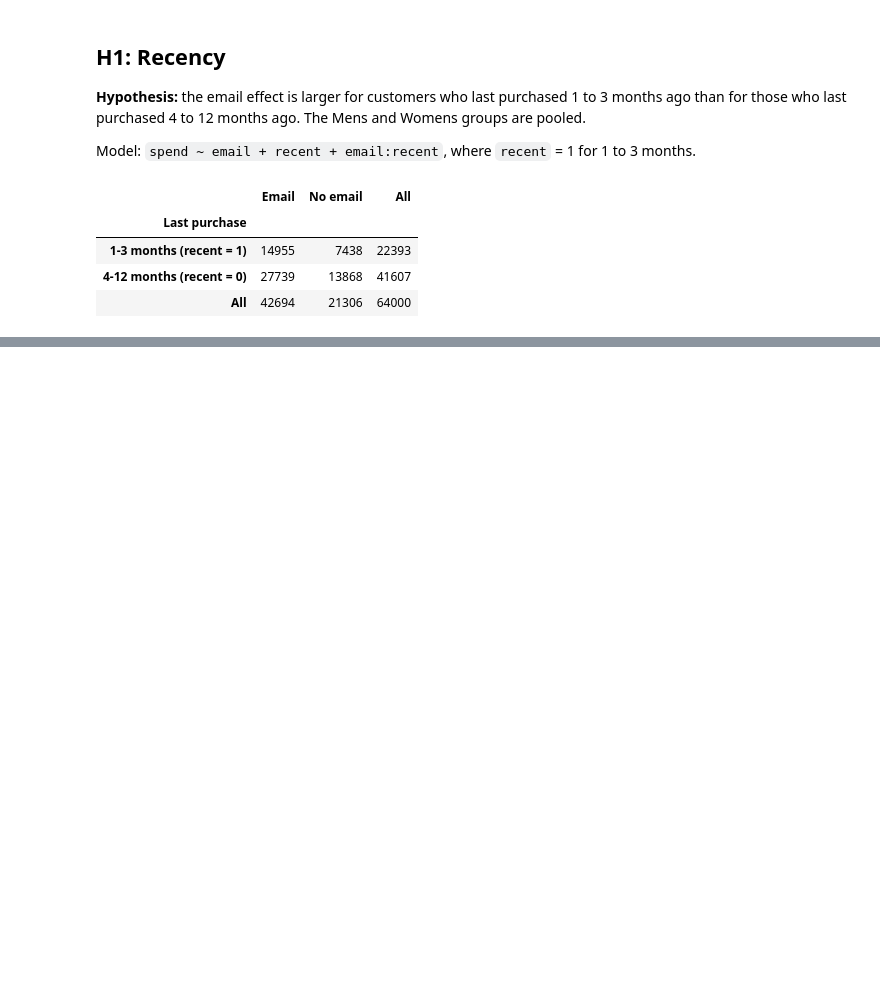
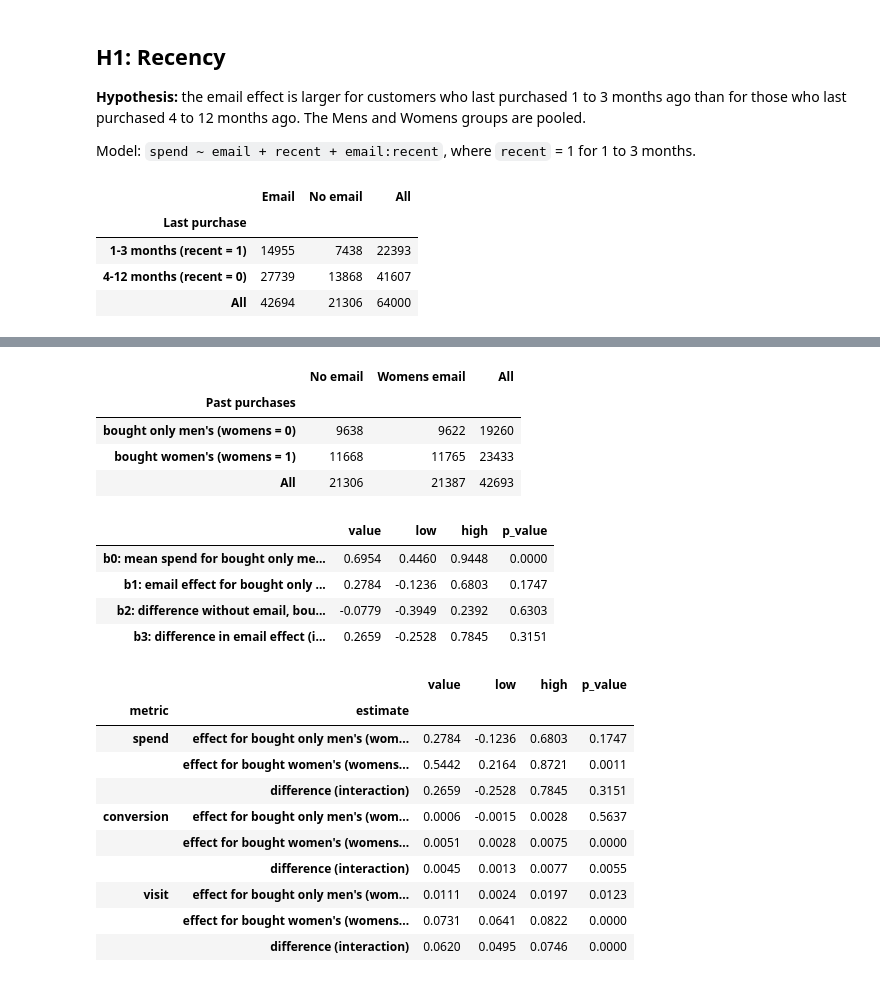
Before and after one commit to flora29058486/email-campaign-targeting, a Jupyter notebook: notebooks/02_01_segment_effects.ipynb, the cells around one changed output, grey strips where cells are left out. Saved outputs shown, nothing was run; the diff lists cells and outputs as text; code cells hidden in the pictures; blank space fills up the shorter version.

```diff
--- a/notebooks/02_01_segment_effects.ipynb
+++ b/notebooks/02_01_segment_effects.ipynb
@@ -71,0 +126,34 @@ h1.round(4)
+# %%
+womens_data = df[df["segment"] != "Mens E-Mail"].assign(womens_email=lambda frame: (frame["segment"] == "Womens E-Mail").astype(int))
+H2A_LABELS = {0: "bought only men's (womens = 0)", 1: "bought women's (womens = 1)"}
+
+counts = pd.crosstab(womens_data["womens"].map(H2A_LABELS), womens_data["womens_email"].map({0: "No email", 1: "Womens email"}), margins=True)
+counts.index.name, counts.columns.name = "Past purchases", None
+display(counts)
+
+display(raw_coefficients(womens_data, "womens_email", "womens", H2A_LABELS).round(4))
+
+h2a = interaction_test(womens_data, "womens_email", "womens", H2A_LABELS)
+h2a.round(4)
+# %% [output]
+|  | No email | Womens email | All |
+| Past purchases |  |  |  |
+| bought only men's (womens = 0) | 9638 | 9622 | 19260 |
+| bought women's (womens = 1) | 11668 | 11765 | 23433 |
+| All | 21306 | 21387 | 42693 |
+|  | value | low | high | p_value |
+| b0: mean spend for bought only me... | 0.6954 | 0.4460 | 0.9448 | 0.0000 |
+| b1: email effect for bought only ... | 0.2784 | -0.1236 | 0.6803 | 0.1747 |
+| b2: difference without email, bou... | -0.0779 | -0.3949 | 0.2392 | 0.6303 |
+| b3: difference in email effect (i... | 0.2659 | -0.2528 | 0.7845 | 0.3151 |
+|  |  | value | low | high | p_value |
+| metric | estimate |  |  |  |  |
+| spend | effect for bought only men's (wom... | 0.2784 | -0.1236 | 0.6803 | 0.1747 |
+|  | effect for bought women's (womens... | 0.5442 | 0.2164 | 0.8721 | 0.0011 |
+|  | difference (interaction) | 0.2659 | -0.2528 | 0.7845 | 0.3151 |
+| conversion | effect for bought only men's (wom... | 0.0006 | -0.0015 | 0.0028 | 0.5637 |
+|  | effect for bought women's (womens... | 0.0051 | 0.0028 | 0.0075 | 0.0000 |
+|  | difference (interaction) | 0.0045 | 0.0013 | 0.0077 | 0.0055 |
+| visit | effect for bought only men's (wom... | 0.0111 | 0.0024 | 0.0197 | 0.0123 |
+|  | effect for bought women's (womens... | 0.0731 | 0.0641 | 0.0822 | 0.0000 |
+|  | difference (interaction) | 0.0620 | 0.0495 | 0.0746 | 0.0000 |
```
Also changed, not shown: parts of 12 cells of this notebook.
